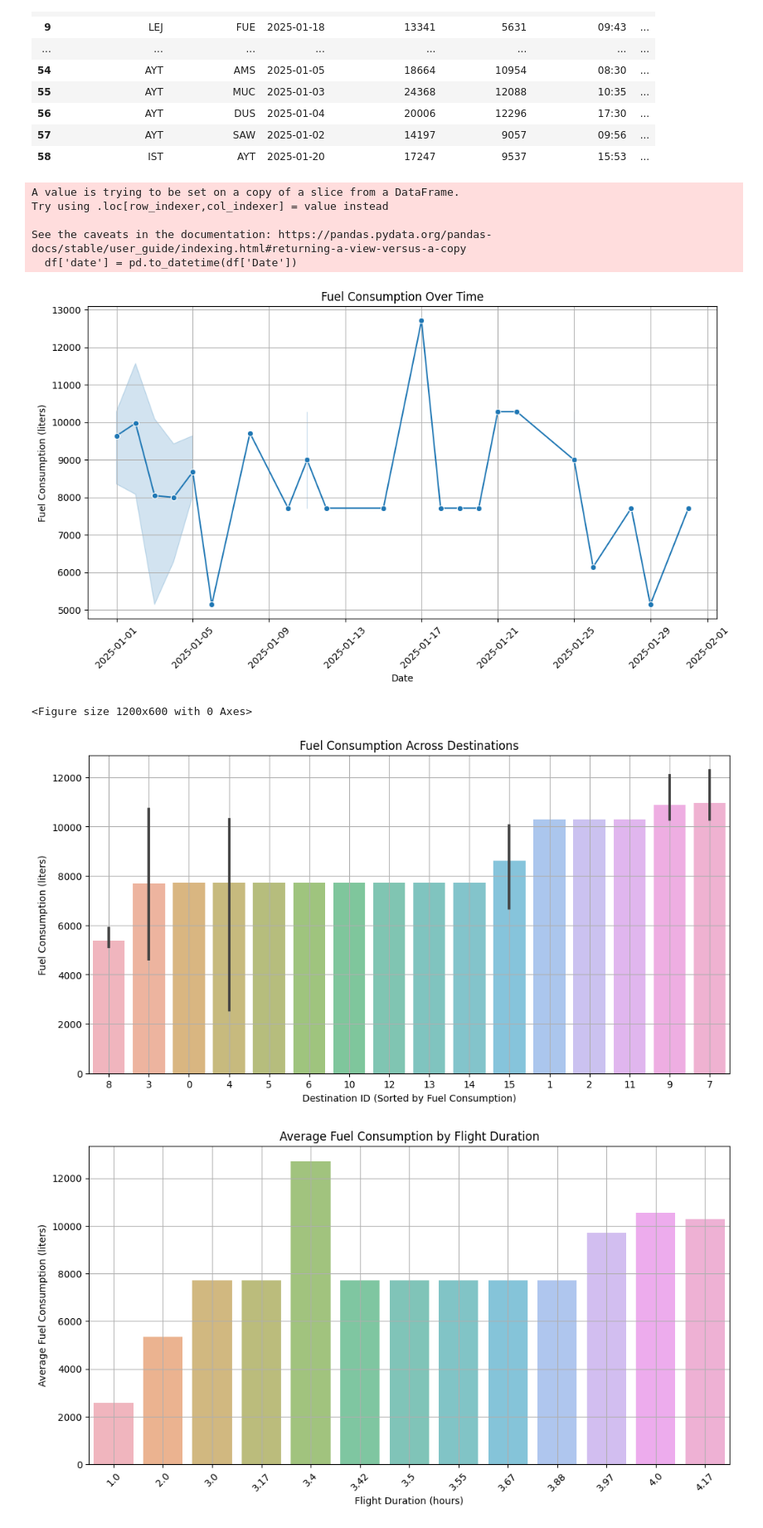
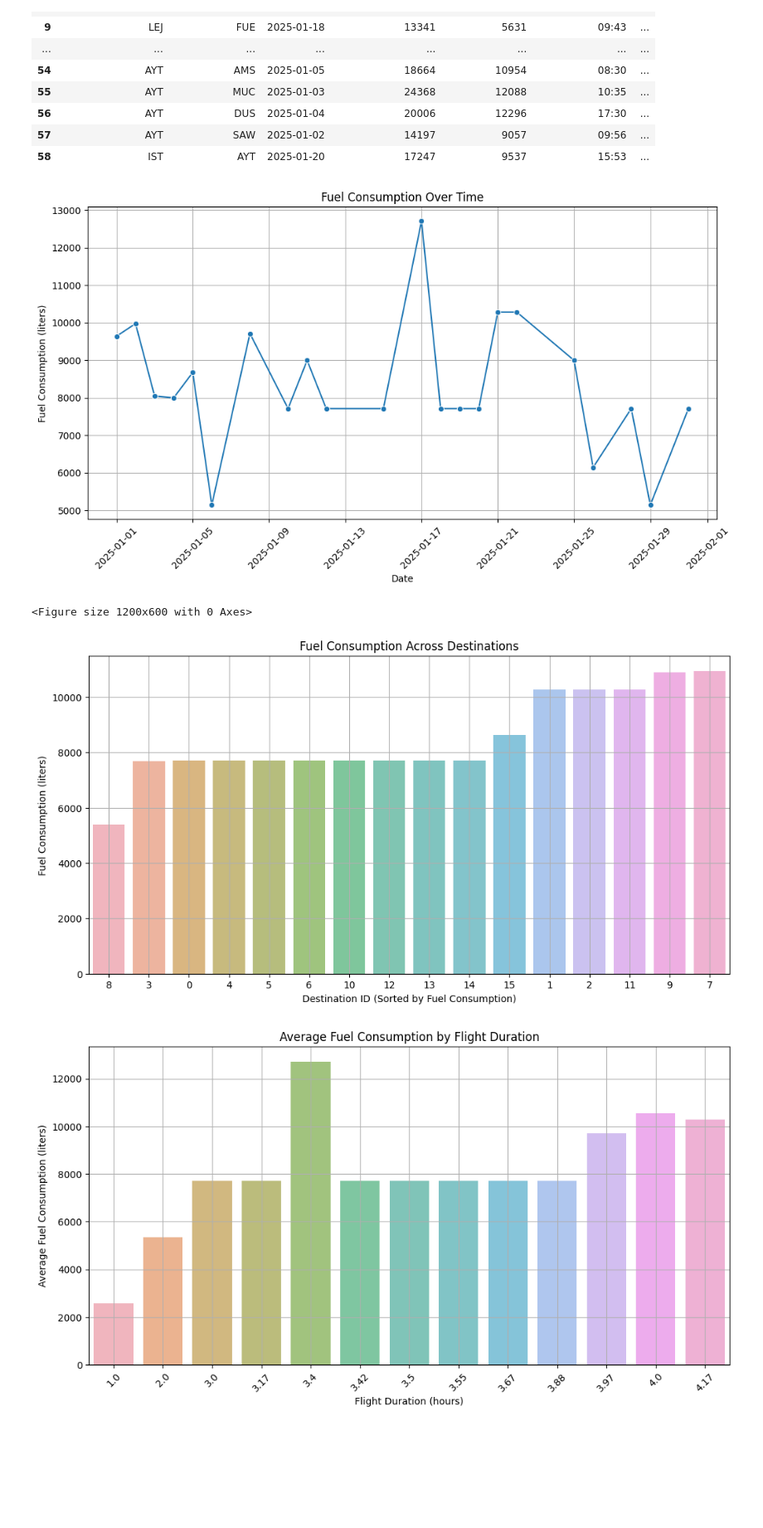
Before and after one commit to cagriertem/flight-fuel-consumption-regression-analysis, a Jupyter notebook: flight fuel consumption regression analysis.ipynb, the cells around one changed output. Shown at 83% size. Drawn from its saved outputs; the diff is of its cells as text; code cells hidden in the pictures; blank space fills up the shorter version.

```diff
--- a/flight fuel consumption regression analysis.ipynb
+++ b/flight fuel consumption regression analysis.ipynb
@@ -263,7 +228,7 @@ df = df.sort_values('date')
 
 # Plot fuel consumption over time
 plt.figure(figsize=(12, 6))
-sns.lineplot(x='date', y='fuel_consumption', data=df, marker='o')
+sns.lineplot(x='date', y='fuel_consumption', data=df, marker='o', errorbar=None)
 plt.title('Fuel Consumption Over Time')
 plt.xlabel('Date')
 plt.ylabel('Fuel Consumption (liters)')
@@ -271,30 +236,25 @@ plt.xticks(rotation=45)
 plt.grid(True)
 plt.show()
 # %% [output]
-A value is trying to be set on a copy of a slice from a DataFrame.
-Try using .loc[row_indexer,col_indexer] = value instead
-
-See the caveats in the documentation: https://pandas.pydata.org/pandas-docs/stable/user_guide/indexing.html#returning-a-view-versus-a-copy
-  df['date'] = pd.to_datetime(df['Date'])
-[figure, old version]
+[figure, new version]
 # %%
 plt.figure(figsize=(12, 6))
 
 # Calculate the mean fuel consumption per destination and sort it
 sorted_dest = df.groupby('destination_id')['fuel_consumption'].mean().sort_values().index
 
 plt.figure(figsize=(12, 6))
 
 sns.barplot(x=pd.Categorical(df['destination_id'], categories=sorted_dest, ordered=True),
-            y=df['fuel_consumption'], alpha=0.7)
+            y=df['fuel_consumption'], alpha=0.7, errorbar=None)
 plt.xlabel('Destination ID (Sorted by Fuel Consumption)')
 plt.ylabel('Fuel Consumption (liters)')
 plt.title('Fuel Consumption Across Destinations')
 plt.grid(True)
 plt.show()
 # %% [output]
 <Figure size 1200x600 with 0 Axes>
-[figure, old version]
+[figure, new version]
 # %%
 plt.figure(figsize=(12, 6))
 
```
Also changed, not shown: parts of 8 cells of this notebook.
